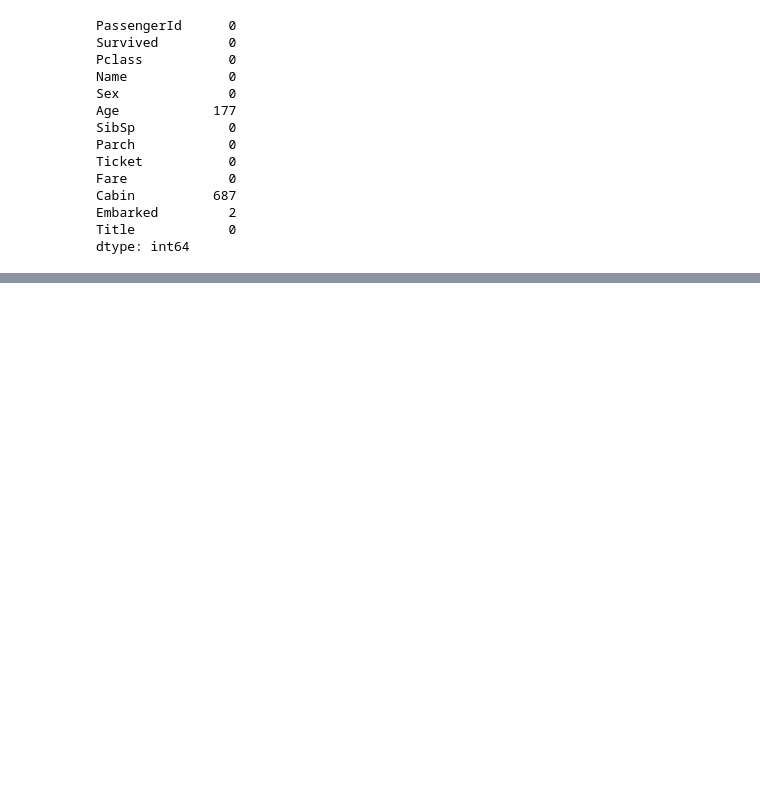
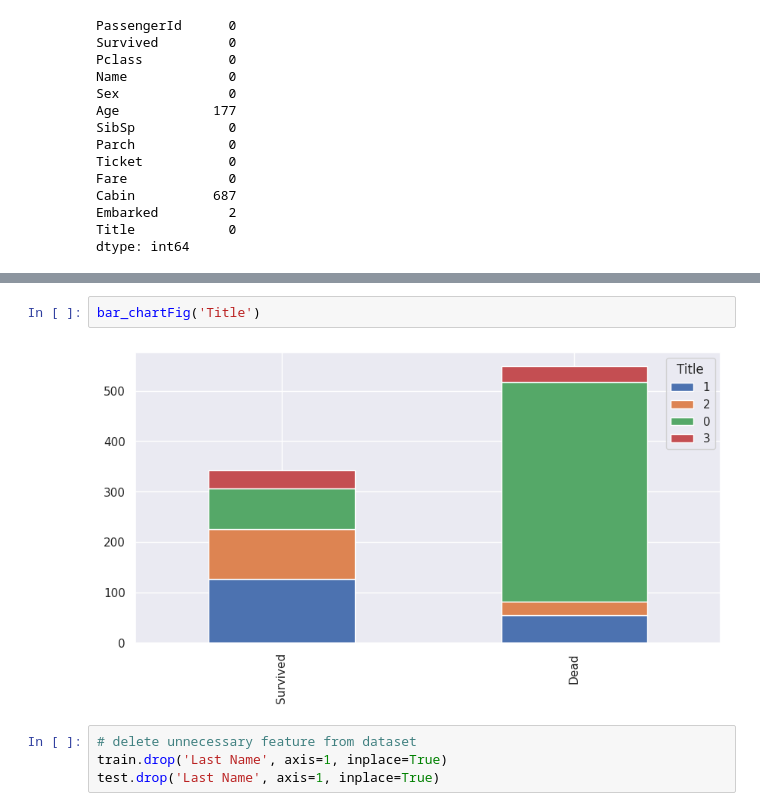
Before and after one commit to shuvo3335/Titanic-Data-Set-Kaggle, a Jupyter notebook: TitanicData.ipynb, the cells around one changed output, grey strips where cells are left out. Cells and saved outputs as stored; diff of their text form; blank space fills up the shorter version.

```diff
--- a/TitanicData.ipynb
+++ b/TitanicData.ipynb
@@ -213,0 +257,8 @@ train.head(3)
+# %%
+bar_chartFig('Title')
+# %% [output]
+[figure, added]
+# %%
+# delete unnecessary feature from dataset
+train.drop('Last Name', axis=1, inplace=True)
+test.drop('Last Name', axis=1, inplace=True)
```
Also changed, not shown: parts of 9 cells of this notebook.
